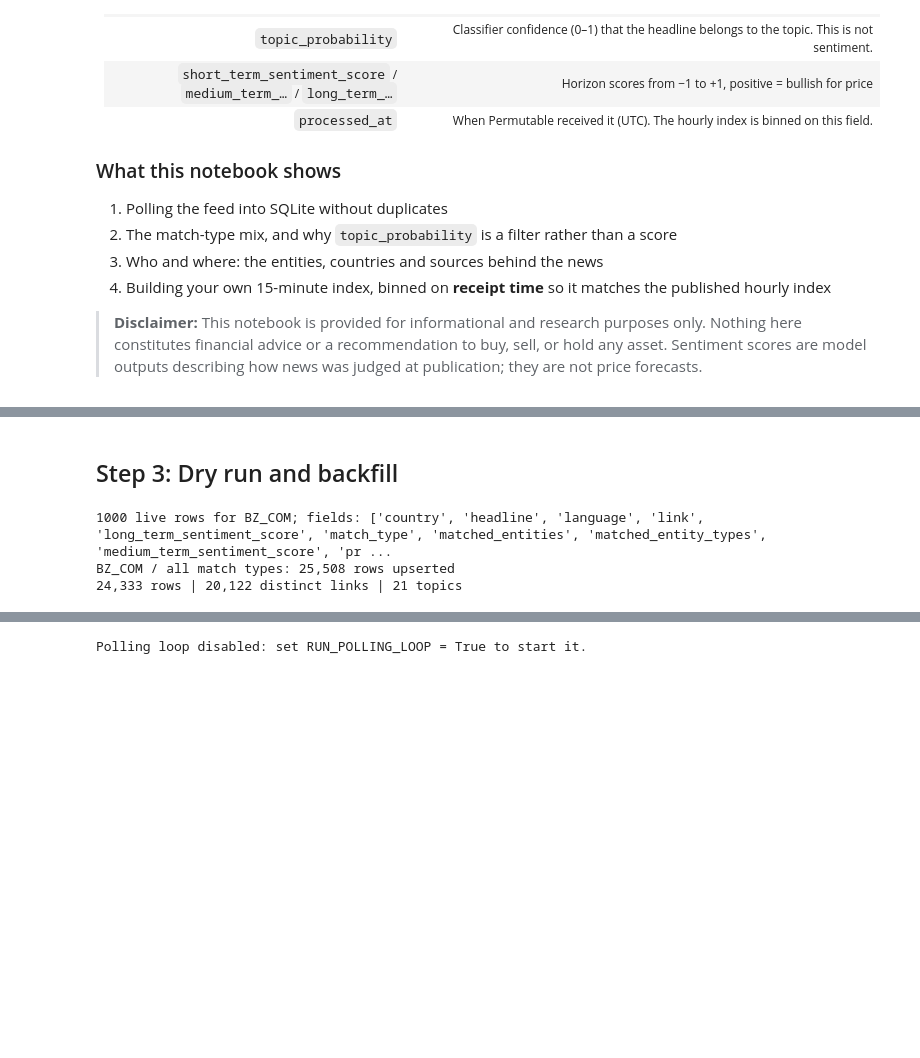
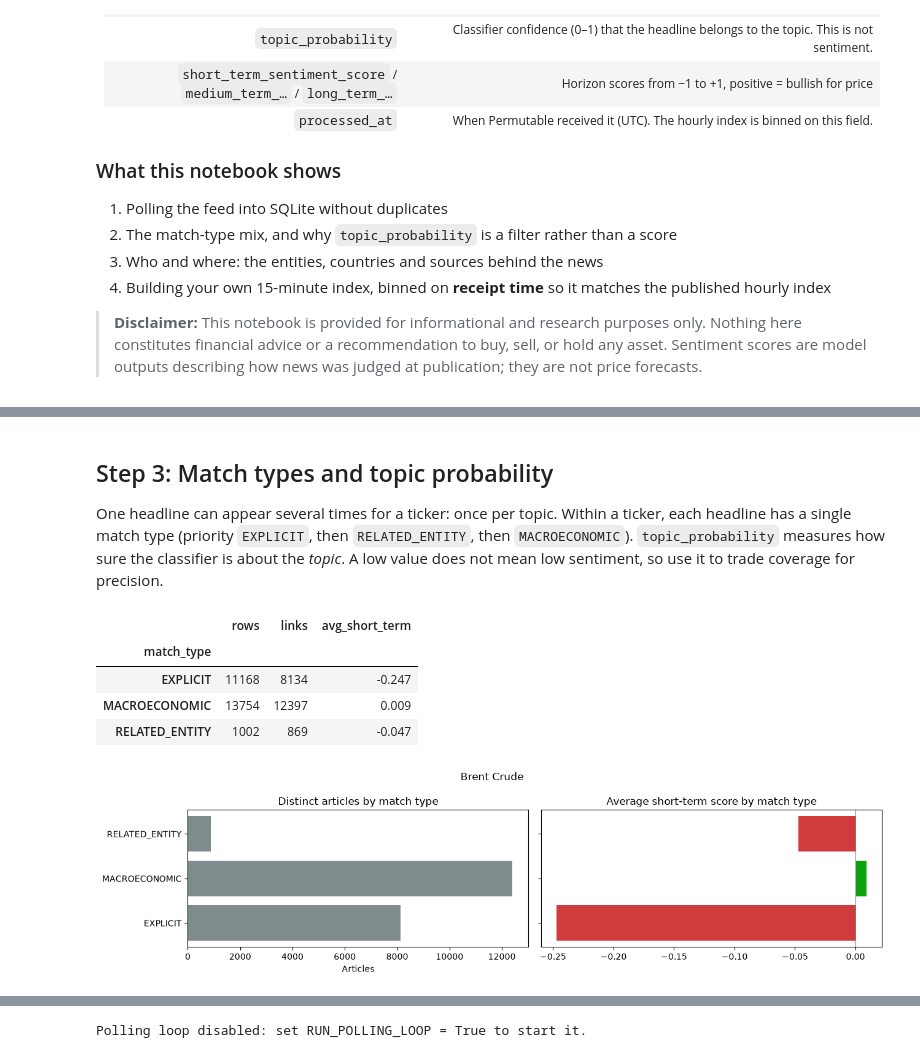
Before and after one commit to saffronblueai/permutable-examples, a Jupyter notebook: systematic/global_commodity_sentiment/notebooks/live/gcsi_headline_polling.ipynb, the cells around one changed output, grey strips where cells are left out. Drawn from its saved outputs; the diff is of its cells as text; code cells hidden in the pictures; blank space fills up the shorter version.

```diff
--- a/systematic/global_commodity_sentiment/notebooks/live/gcsi_headline_polling.ipynb
+++ b/systematic/global_commodity_sentiment/notebooks/live/gcsi_headline_polling.ipynb
@@ -228,20 +91,20 @@ Database ready: gcsi_headlines_nb.db
 # %% [markdown]
-## Step 3: Dry run and backfill
+## Step 3: Match types and topic probability
+
+One headline can appear several times for a ticker: once per topic. Within a ticker, each headline has a single
+match type (priority `EXPLICIT`, then `RELATED_ENTITY`, then `MACROECONOMIC`).
+`topic_probability` measures how sure the classifier is about the *topic*. A low value does not mean low
+sentiment, so use it to trade coverage for precision.
 # %%
-sample = fetch_live_feed(TICKERS[0])
-print(f'{len(sample)} live rows for {TICKERS[0]}; fields: {sorted(sample[0]) if sample else "none"}')
-
-start = datetime.now(timezone.utc) - timedelta(hours=BACKFILL_HOURS)
-for ticker in TICKERS:
-    for match_type in MATCH_TYPES:
-        n = upsert_feed(fetch_historical_feed(ticker, start, match_type=match_type))
-        print(f'{ticker} / {match_type or "all match types"}: {n:,} rows upserted')
-
-feed = load_feed()
-feed = feed[feed['topic_probability'] >= MIN_TOPIC_PROBABILITY]
-print(f'{len(feed):,} rows | {feed["link"].nunique():,} distinct links | {feed["topic"].nunique()} topics')
+mix = feed.groupby('match_type').agg(rows=('row_key', 'size'), links=('link', 'nunique'),
+                                      avg_short_term=('short_term_sentiment_score', 'mean')).round(3)
+display(mix)
+charts.match_mix(mix, TICKER_NAME)
 # %% [output]
-1000 live rows for BZ_COM; fields: ['country', 'headline', 'language', 'link', 'long_term_sentiment_score', 'match_type', 'matched_entities', 'matched_entity_types', 'medium_term_sentiment_score', 'pr ...
-BZ_COM / all match types: 25,508 rows upserted
-24,333 rows | 20,122 distinct links | 21 topics
+|  | rows | links | avg_short_term |
+| match_type |  |  |  |
+| EXPLICIT | 11168 | 8134 | -0.247 |
+| MACROECONOMIC | 13754 | 12397 | 0.009 |
+| RELATED_ENTITY | 1002 | 869 | -0.047 |
+[figure, added]
 # %% [markdown]
```
Also changed, not shown: parts of 20 cells of this notebook, 9 other files.
